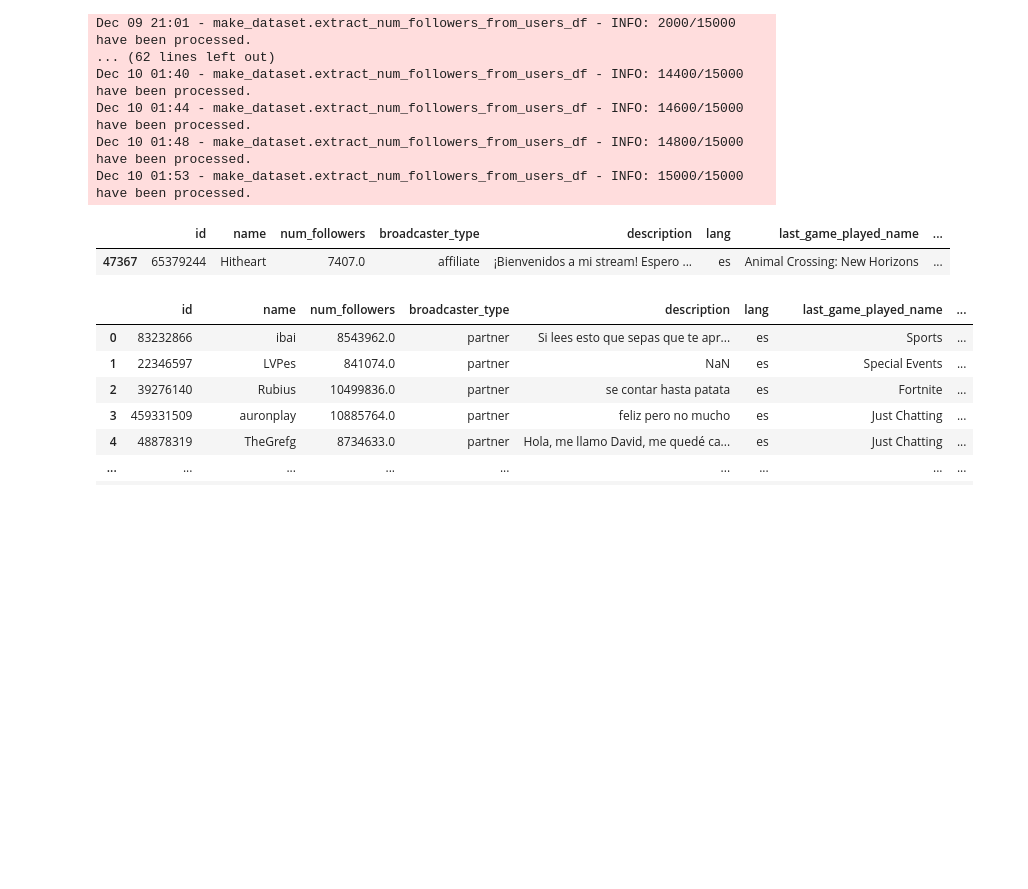
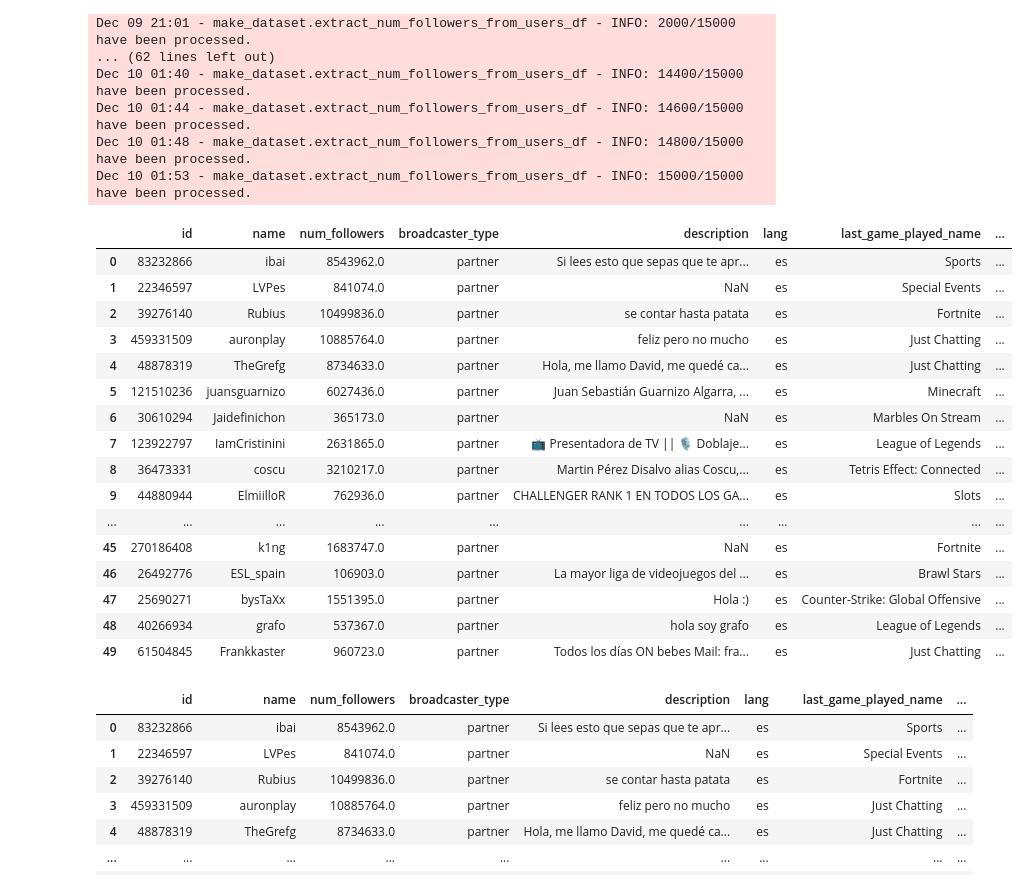
Before and after one commit to Enver-group/twitch-web-analytics, a Jupyter notebook: notebooks/davimen-twitch-api.ipynb, the cells around one changed output. Saved outputs shown, nothing was run; the diff lists cells and outputs as text; code cells hidden in the pictures; blank space fills up the shorter version.

```diff
--- a/notebooks/davimen-twitch-api.ipynb
+++ b/notebooks/davimen-twitch-api.ipynb
@@ -175,13 +176,6 @@ Dec 09 20:06 - make_dataset.extract_follows_from_users_df - INFO: 14800/15000 ha
 Dec 09 20:06 - make_dataset.extract_follows_from_users_df - INFO: 15000/15000 have been processed.
 NameError: name 'extract_num_followers_from_users_df' is not defined
 # %%
-from src.data import extract_num_followers_from_users_df
-
-top_df = data.head(top_users).copy()
-top_df = extract_num_followers_from_users_df(top_df,only_top=top_users,print_every=200)
-
-for i in range(0,top_users):
-    data.iloc[i] = top_df.iloc[i]
 
 
 data.to_csv(r'data/data_asmr.csv',index=False,header=True)
@@ -205,10 +199,24 @@ Dec 10 01:48 - make_dataset.extract_num_followers_from_users_df - INFO: 14800/15
 Dec 10 01:53 - make_dataset.extract_num_followers_from_users_df - INFO: 15000/15000 have been processed.
 # %%
 data.head(50)
-data.loc[data["name"]=="Hitheart"]
 # %% [output]
 |  | id | name | num_followers | broadcaster_type | description | lang | last_game_played_name | ... |
-| 47367 | 65379244 | Hitheart | 7407.0 | affiliate | ¡Bienvenidos a mi stream! Espero ... | es | Animal Crossing: New Horizons | ... |
+| 0 | 83232866 | ibai | 8543962.0 | partner | Si lees esto que sepas que te apr... | es | Sports | ... |
+| 1 | 22346597 | LVPes | 841074.0 | partner | NaN | es | Special Events | ... |
+| 2 | 39276140 | Rubius | 10499836.0 | partner | se contar hasta patata | es | Fortnite | ... |
+| 3 | 459331509 | auronplay | 10885764.0 | partner | feliz pero no mucho | es | Just Chatting | ... |
+| 4 | 48878319 | TheGrefg | 8734633.0 | partner | Hola, me llamo David, me quedé ca... | es | Just Chatting | ... |
+| 5 | 121510236 | juansguarnizo | 6027436.0 | partner | Juan Sebastián Guarnizo Algarra, ... | es | Minecraft | ... |
+| 6 | 30610294 | Jaidefinichon | 365173.0 | partner | NaN | es | Marbles On Stream | ... |
+| 7 | 123922797 | IamCristinini | 2631865.0 | partner | 📺 Presentadora de TV || 🎙 Doblaje... | es | League of Legends | ... |
+| 8 | 36473331 | coscu | 3210217.0 | partner | Martin Pérez Disalvo alias Coscu,... | es | Tetris Effect: Connected | ... |
+| 9 | 44880944 | ElmiilloR | 762936.0 | partner | CHALLENGER RANK 1 EN TODOS LOS GA... | es | Slots | ... |
+| ... | ... | ... | ... | ... | ... | ... | ... | ... |
+| 45 | 270186408 | k1ng | 1683747.0 | partner | NaN | es | Fortnite | ... |
+| 46 | 26492776 | ESL_spain | 106903.0 | partner | La mayor liga de videojuegos del ... | es | Brawl Stars | ... |
+| 47 | 25690271 | bysTaXx | 1551395.0 | partner | Hola :) | es | Counter-Strike: Global Offensive | ... |
+| 48 | 40266934 | grafo | 537367.0 | partner | hola soy grafo | es | League of Legends | ... |
+| 49 | 61504845 | Frankkaster | 960723.0 | partner | Todos los días ON bebes Mail: fra... | es | Just Chatting | ... |
 # %%
 data = pd.read_csv("data/data_ibai.csv")
 data.head(100)
```
Also changed, not shown: parts of 1 cell of this notebook, 7 other files.
